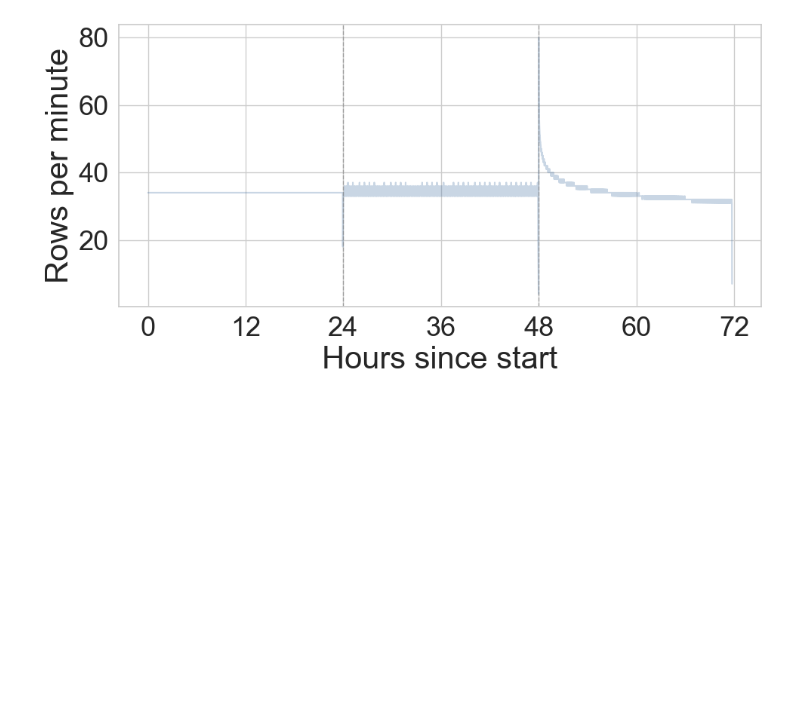
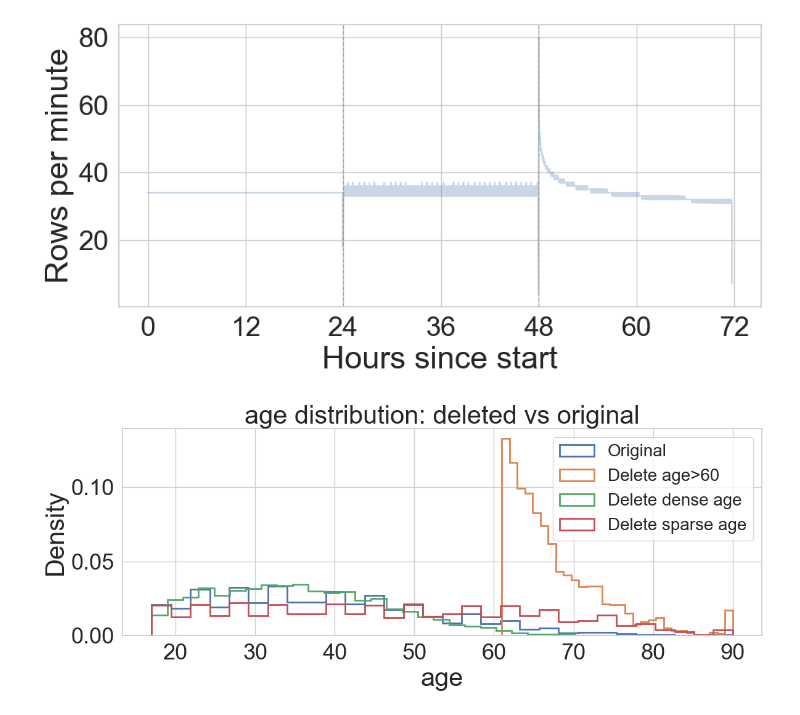
Before and after one commit to Liuguanli/DriftBench, a Jupyter notebook: driftbench/notebooks/plot_data.ipynb, the cells around one changed output. Cells and saved outputs as stored; diff of their text form; code cells hidden in the pictures; blank space fills up the shorter version.

Commit message:
support key-based or time-based deletions (R1-D6)

```diff
--- a/driftbench/notebooks/plot_data.ipynb
+++ b/driftbench/notebooks/plot_data.ipynb
@@ -611,3 +611,82 @@ plot_volume_growth_over_time(
 )
 # %% [output]
 [figure]
+# %%
+
+def plot_deleted_vs_original(
+    original_csv,
+    deleted_csvs,
+    columns,
+    labels=None,
+    categorical_cols=None,
+    bins=30,
+    top_k=10,
+    sample_size=None,
+    file_prefix='',
+):
+    dfs = [pd.read_csv(original_csv)] + [pd.read_csv(p) for p in deleted_csvs]
+    if labels is None:
+        labels = ['Original'] + [f"Deleted {i + 1}" for i in range(len(deleted_csvs))]
+    if categorical_cols is None:
+        categorical_cols = []
+
+    for i, df in enumerate(dfs):
+        if sample_size and len(df) > sample_size:
+            dfs[i] = df.sample(n=sample_size, random_state=42).reset_index(drop=True)
+
+    for col in columns:
+        fig, ax = plt.subplots(1, 1, figsize=(12, 5))
+        is_numeric = pd.api.types.is_numeric_dtype(dfs[0][col]) and col not in categorical_cols
+
+        if is_numeric:
+            for df, label in zip(dfs, labels):
+                series = df[col].dropna()
+                ax.hist(series, bins=bins, density=True, histtype='step', linewidth=2, label=label)
+            ax.set_ylabel('Density', fontsize=fontsize_title)
+        else:
+            base = dfs[0][col].dropna().astype(str)
+            categories = base.value_counts().head(top_k).index.tolist()
+            x = np.arange(len(categories))
+            width = 0.8 / len(dfs)
+            for idx, (df, label) in enumerate(zip(dfs, labels)):
+                counts = df[col].dropna().astype(str).value_counts(normalize=True)
+                values = [counts.get(cat, 0.0) for cat in categories]
+                ax.bar(x + idx * width - 0.4 + width / 2, values, width=width, label=label)
+            ax.set_xticks(x)
+            ax.set_xticklabels(categories, rotation=30, ha='right', fontsize=fontsize_ticks)
+            ax.set_ylabel('Proportion', fontsize=fontsize_title)
+
+        ax.set_xlabel(col, fontsize=fontsize_title)
+        ax.set_title(f"{col} distribution: deleted vs original", fontsize=fontsize_title)
+        ax.legend(fontsize=max(10, fontsize_legend - 4))
+        ax.grid(True, axis='y')
+        ax.tick_params(axis='both', labelsize=fontsize_ticks)
+
+        plt.tight_layout()
+
+        output_dir = 'output_time_series'
+        os.makedirs(output_dir, exist_ok=True)
+        if is_fig_save and file_prefix:
+            file_name = f"{file_prefix}_{col}"
+            plt.savefig(os.path.join(output_dir, f"{file_name}.png"), format='png', dpi=300, bbox_inches='tight')
+            plt.savefig(os.path.join(output_dir, f"{file_name}.pdf"), format='pdf', bbox_inches='tight')
+            plt.savefig(os.path.join(overleaf_dir, f"{file_name}.pdf"), format='pdf', bbox_inches='tight')
+        plt.show()
+
+plot_deleted_vs_original(
+    "../data/census_original.csv",
+    [
+        "../../output/data/cardinality/update/census_original_delete_age_gt_60_uniform.csv",
+        "../../output/data/cardinality/update/census_original_delete_key_dense_age.csv",
+        "../../output/data/cardinality/update/census_original_delete_key_sparse_age.csv",
+    ],
+    columns=["age"],
+    labels=["Original", "Delete age>60", "Delete dense age", "Delete sparse age"],
+    categorical_cols=[],
+    bins=30,
+    top_k=10,
+    sample_size=5000,
+    file_prefix="case_study_census_deletion_compare",
+)
+# %% [output]
+[figure, added]
```
Also changed, not shown: 14 other files.
